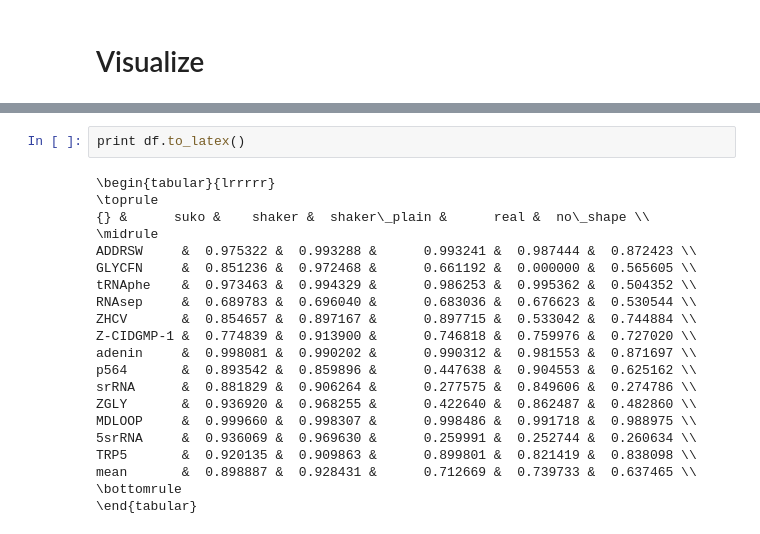
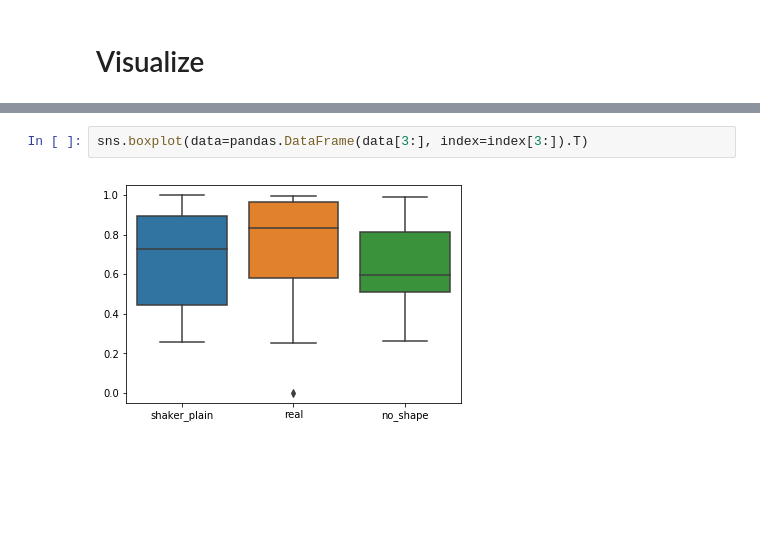
Before and after one commit to BackofenLab/ShaKer, a Jupyter notebook: notebooks/04_accuracy.ipynb, the cells around one changed output, grey strips where cells are left out. Cells and saved outputs as stored; diff of their text form; blank space fills up the shorter version.

```diff
--- a/notebooks/04_accuracy.ipynb
+++ b/notebooks/04_accuracy.ipynb
@@ -113,23 +104,4 @@ mean        0.898887  0.928431      0.712669  0.739733  0.637465
-# %%
-print df.to_latex()
-# %% [output]
-\begin{tabular}{lrrrrr}
-\toprule
-{} &      suko &    shaker &  shaker\_plain &      real &  no\_shape \\
-\midrule
-ADDRSW     &  0.975322 &  0.993288 &      0.993241 &  0.987444 &  0.872423 \\
-GLYCFN     &  0.851236 &  0.972468 &      0.661192 &  0.000000 &  0.565605 \\
-tRNAphe    &  0.973463 &  0.994329 &      0.986253 &  0.995362 &  0.504352 \\
-RNAsep     &  0.689783 &  0.696040 &      0.683036 &  0.676623 &  0.530544 \\
-ZHCV       &  0.854657 &  0.897167 &      0.897715 &  0.533042 &  0.744884 \\
-Z-CIDGMP-1 &  0.774839 &  0.913900 &      0.746818 &  0.759976 &  0.727020 \\
-adenin     &  0.998081 &  0.990202 &      0.990312 &  0.981553 &  0.871697 \\
-p564       &  0.893542 &  0.859896 &      0.447638 &  0.904553 &  0.625162 \\
-srRNA      &  0.881829 &  0.906264 &      0.277575 &  0.849606 &  0.274786 \\
-ZGLY       &  0.936920 &  0.968255 &      0.422640 &  0.862487 &  0.482860 \\
-MDLOOP     &  0.999660 &  0.998307 &      0.998486 &  0.991718 &  0.988975 \\
-5srRNA     &  0.936069 &  0.969630 &      0.259991 &  0.252744 &  0.260634 \\
-TRP5       &  0.920135 &  0.909863 &      0.899801 &  0.821419 &  0.838098 \\
-mean       &  0.898887 &  0.928431 &      0.712669 &  0.739733 &  0.637465 \\
-\bottomrule
-\end{tabular}
+# %%
+sns.boxplot(data=pandas.DataFrame(data[3:], index=index[3:]).T)
+# %% [output]
+[figure, added]
```
Also changed, not shown: parts of 9 cells of this notebook, 2 other files.
